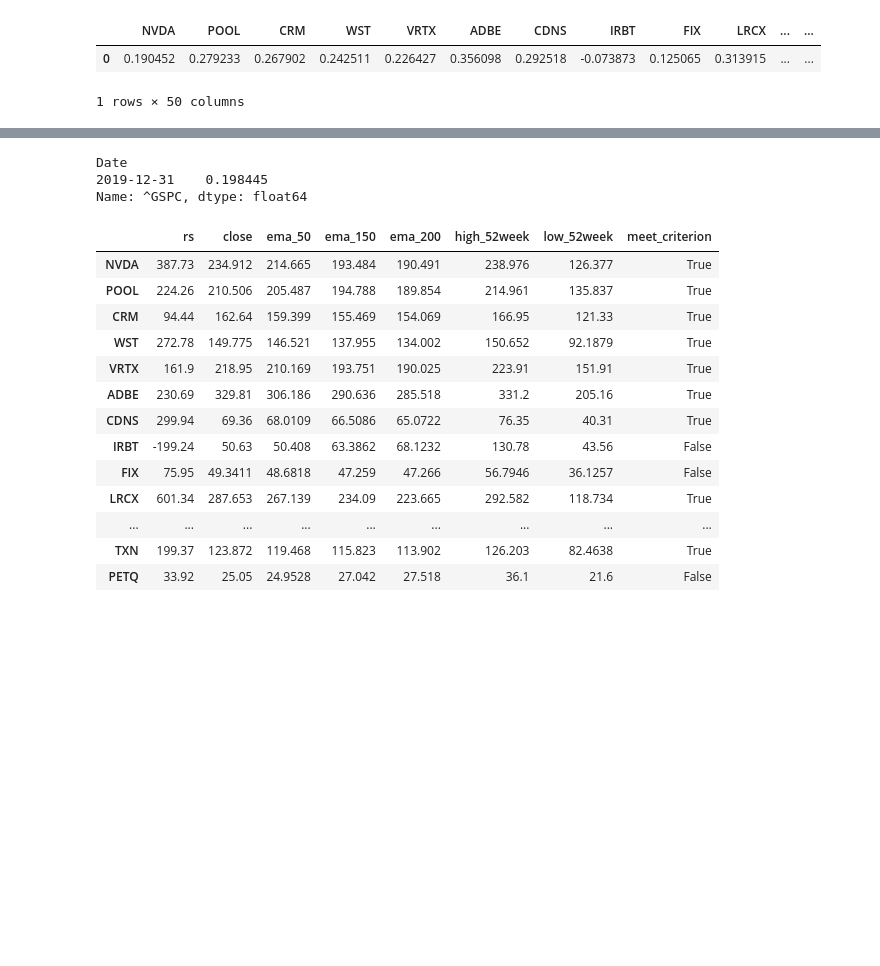
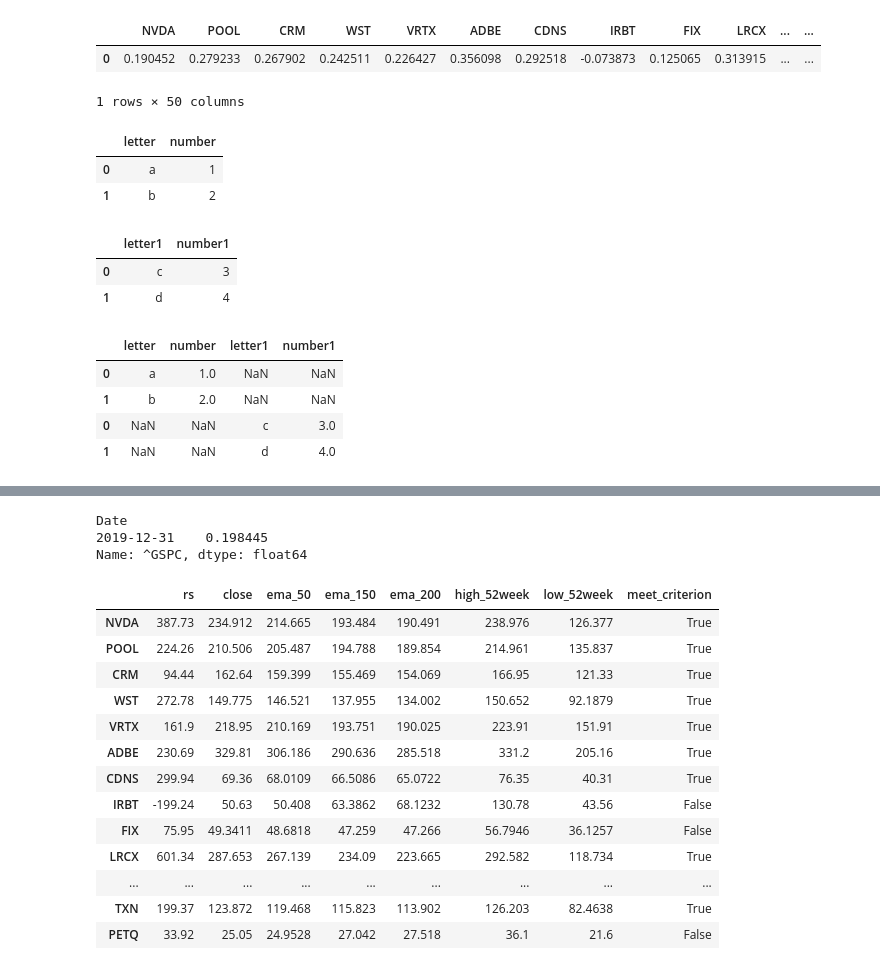
Before and after one commit to nanw01/python-algrothm, a Jupyter notebook: Modeling Analysis/team/aa copy 3.ipynb, the cells around one changed output, grey strips where cells are left out. Cells and saved outputs as stored; diff of their text form; code cells hidden in the pictures; blank space fills up the shorter version.

```diff
--- a/Modeling Analysis/team/aa copy 3.ipynb
+++ b/Modeling Analysis/team/aa copy 3.ipynb
@@ -129,6 +154,31 @@ pf.comp_mean_returns().to_frame().T
 |  | NVDA | POOL | CRM | WST | VRTX | ADBE | CDNS | IRBT | FIX | LRCX | ... | ... |
 | 0 | 0.190452 | 0.279233 | 0.267902 | 0.242511 | 0.226427 | 0.356098 | 0.292518 | -0.073873 | 0.125065 | 0.313915 | ... | ... |
 1 rows × 50 columns
+# %%
+df1 = pd.DataFrame([['a', 1], ['b', 2]],
+                   columns=['letter', 'number'])
+
+df1
+# %% [output]
+|  | letter | number |
+| 0 | a | 1 |
+| 1 | b | 2 |
+# %%
+df2 = pd.DataFrame([['c', 3], ['d', 4]],
+                   columns=['letter1', 'number1'])
+df2
+# %% [output]
+|  | letter1 | number1 |
+| 0 | c | 3 |
+| 1 | d | 4 |
+# %%
+pd.concat([df1, df2])
+# %% [output]
+|  | letter | number | letter1 | number1 |
+| 0 | a | 1.0 | NaN | NaN |
+| 1 | b | 2.0 | NaN | NaN |
+| 0 | NaN | NaN | c | 3.0 |
+| 1 | NaN | NaN | d | 4.0 |
 # %%
 pf.comp_daily_log_returns().head()
 # %% [output]
```
Also changed, not shown: parts of 4 cells of this notebook, 6 other files.
